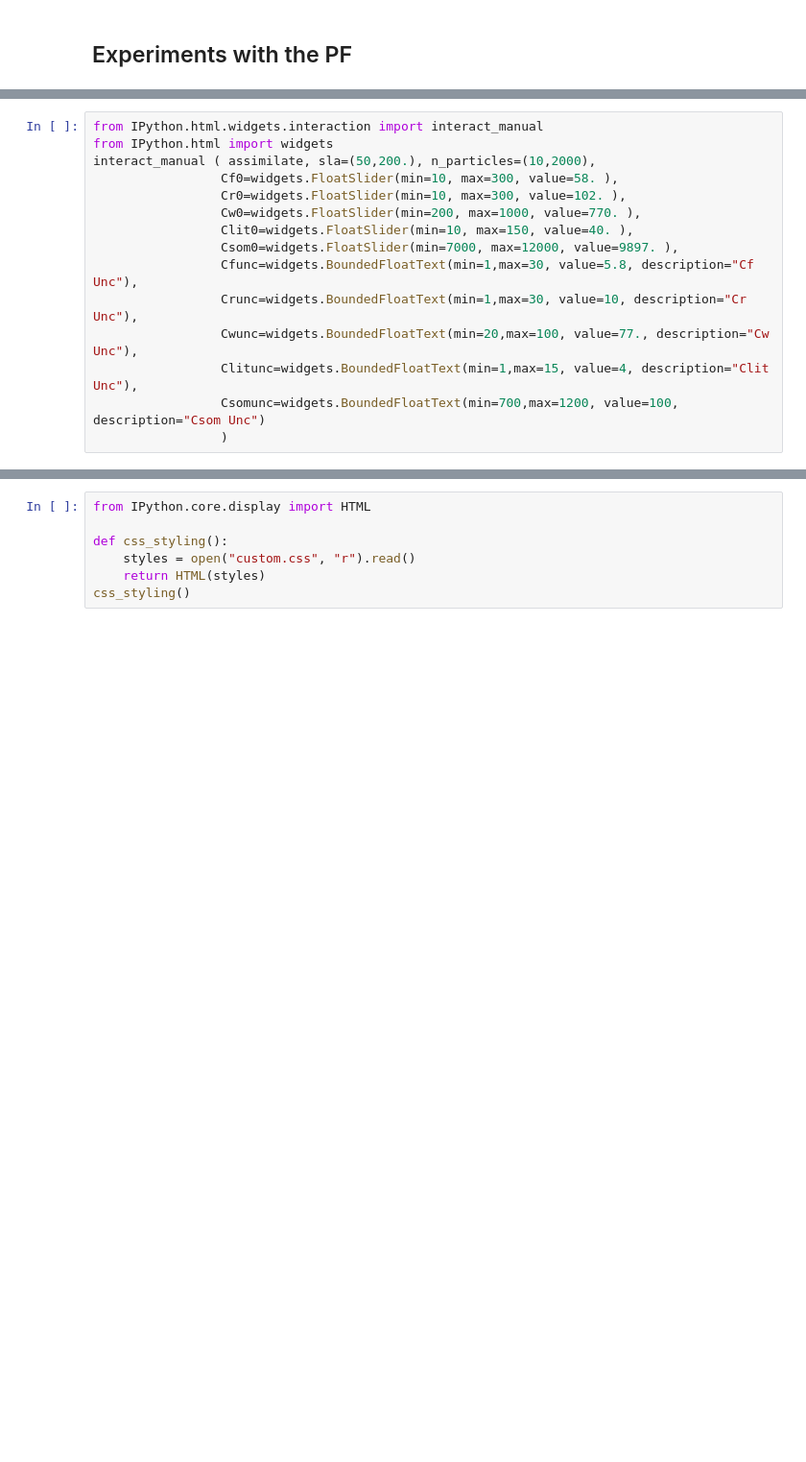
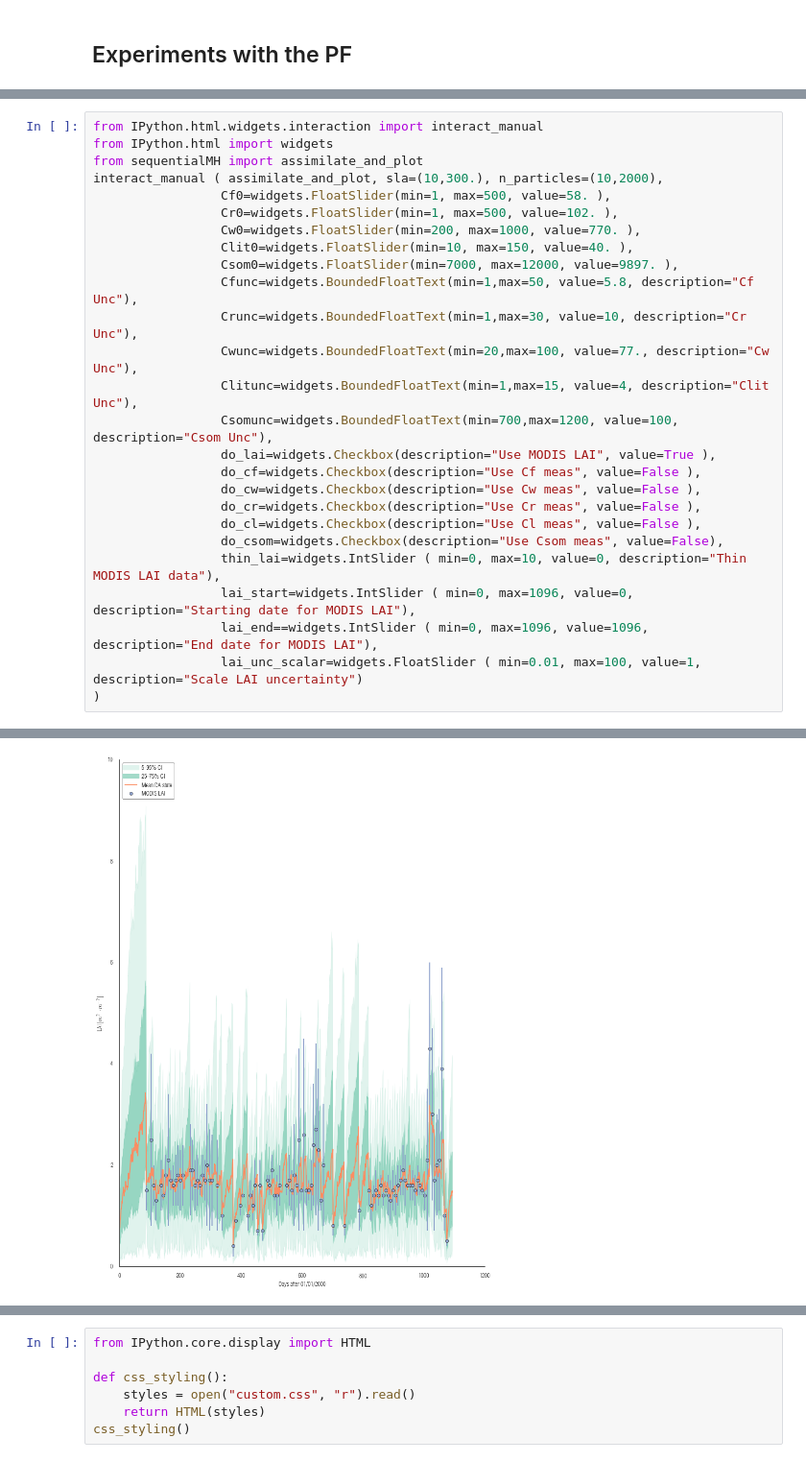
Before and after one commit to jgomezdans/dalec_pf, a Jupyter notebook: DA_practical.ipynb, the cells around one changed output, grey strips where cells are left out. Shown at 96% size. Saved outputs shown, nothing was run; the diff lists cells and outputs as text; blank space fills up the shorter version.

Commit message:
Added LAI thining, start/end dates and make that work

```diff
--- a/DA_practical.ipynb
+++ b/DA_practical.ipynb
@@ -317,16 +273,27 @@ In the previous example, we just run a preconfigured particle filter. You now ha
 # %%
 from IPython.html.widgets.interaction import interact_manual
 from IPython.html import widgets
-interact_manual ( assimilate, sla=(50,200.), n_particles=(10,2000),
-                 Cf0=widgets.FloatSlider(min=10, max=300, value=58. ),
-                 Cr0=widgets.FloatSlider(min=10, max=300, value=102. ),
+from sequentialMH import assimilate_and_plot
+interact_manual ( assimilate_and_plot, sla=(10,300.), n_particles=(10,2000),
+                 Cf0=widgets.FloatSlider(min=1, max=500, value=58. ),
+                 Cr0=widgets.FloatSlider(min=1, max=500, value=102. ),
                  Cw0=widgets.FloatSlider(min=200, max=1000, value=770. ),
                  Clit0=widgets.FloatSlider(min=10, max=150, value=40. ),
                  Csom0=widgets.FloatSlider(min=7000, max=12000, value=9897. ),
-                 Cfunc=widgets.BoundedFloatText(min=1,max=30, value=5.8, description="Cf Unc"),
+                 Cfunc=widgets.BoundedFloatText(min=1,max=50, value=5.8, description="Cf Unc"),
                  Crunc=widgets.BoundedFloatText(min=1,max=30, value=10, description="Cr Unc"),
                  Cwunc=widgets.BoundedFloatText(min=20,max=100, value=77., description="Cw Unc"),
                  Clitunc=widgets.BoundedFloatText(min=1,max=15, value=4, description="Clit Unc"),
-                 Csomunc=widgets.BoundedFloatText(min=700,max=1200, value=100, description="Csom Unc")
-                 )
+                 Csomunc=widgets.BoundedFloatText(min=700,max=1200, value=100, description="Csom Unc"),
+                 do_lai=widgets.Checkbox(description="Use MODIS LAI", value=True ),
+                 do_cf=widgets.Checkbox(description="Use Cf meas", value=False ),
+                 do_cw=widgets.Checkbox(description="Use Cw meas", value=False ),
+                 do_cr=widgets.Checkbox(description="Use Cr meas", value=False ),
+                 do_cl=widgets.Checkbox(description="Use Cl meas", value=False ),
+                 do_csom=widgets.Checkbox(description="Use Csom meas", value=False),
+                 thin_lai=widgets.IntSlider ( min=0, max=10, value=0, description="Thin MODIS LAI data"),
+                 lai_start=widgets.IntSlider ( min=0, max=1096, value=0, description="Starting date for MODIS LAI"),
+                 lai_end==widgets.IntSlider ( min=0, max=1096, value=1096, description="End date for MODIS LAI"),
+                 lai_unc_scalar=widgets.FloatSlider ( min=0.01, max=100, value=1, description="Scale LAI uncertainty")
+)
 # %% [output]
@@ -334,0 +301 @@ NameError: name 'assimilate' is not defined
+[figure, added]
```
Also changed, not shown: parts of 20 cells of this notebook, 1 other file.
